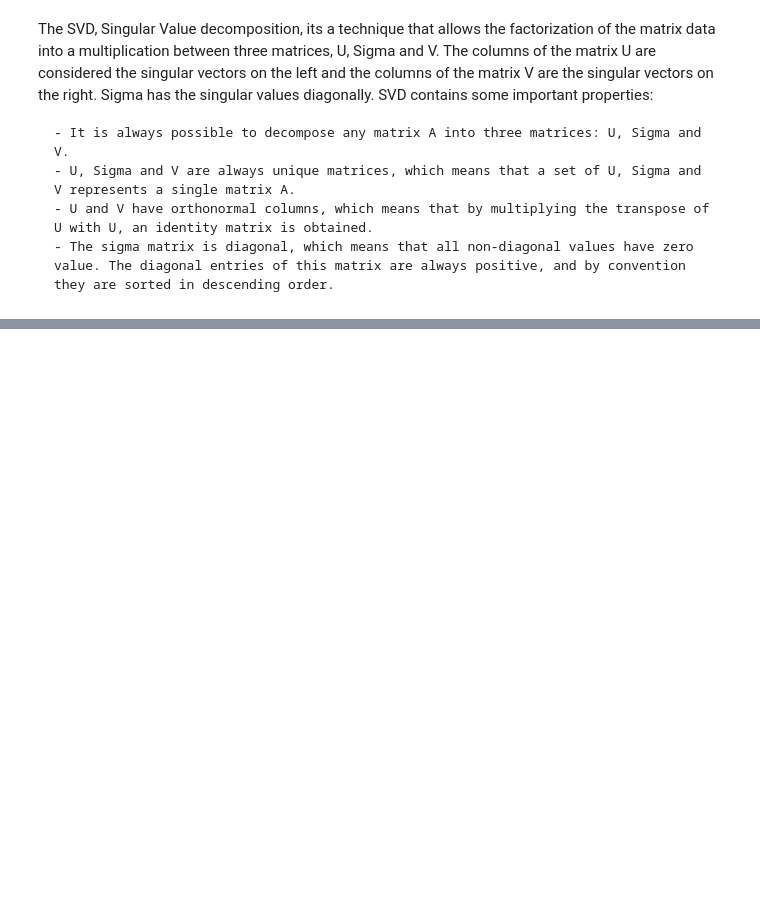
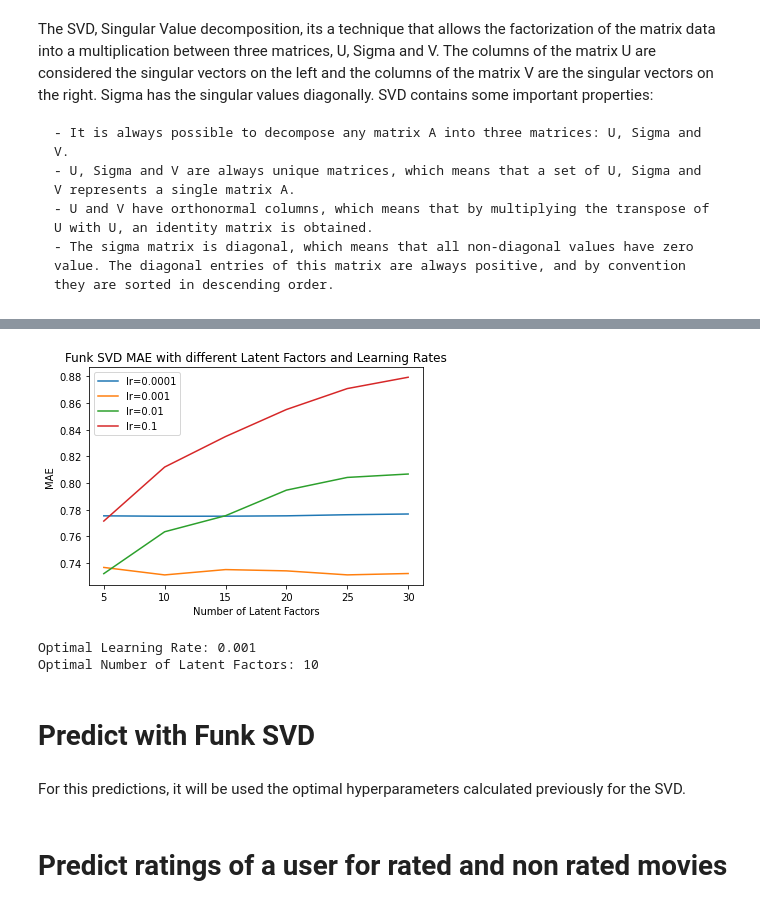
Before and after one commit to PFig420/ED_Movie_Recommender_Similarity, a Jupyter notebook: RecomendationSystem.ipynb, the cells around one changed output, grey strips where cells are left out. Drawn from its saved outputs; the diff is of its cells as text; code cells hidden in the pictures; blank space fills up the shorter version.

```diff
--- a/RecomendationSystem.ipynb
+++ b/RecomendationSystem.ipynb
@@ -166,0 +232,8 @@ S:             0
+# %%
+pred = svd.predict(test)
+mae = mean_absolute_error(test['rating'], pred)
+msq = mean_squared_error(test['rating'], pred)
+rmsq = math.sqrt(msq)
+print(f'Test MAE: {mae:.2f}')
+print(f'Test MSE: {msq:.2f}')
+print(f'Test RMSE: {rmsq:.2f}')
@@ -166,0 +252,44 @@ S:             0
+# %%
+%%capture
+lrs = [0.0001, 0.001, 0.01, 0.1]
+factors = [5, 10, 15, 20, 25, 30]
+
+mae_outputs = {}
+
+# trains multiple combinations of parameters and stores the errors of the predictions
+for lr in lrs:
+	for n in factors:
+		svd = SVD(lr=lr, n_epochs=100, n_factors=n, early_stopping=False,
+			shuffle=False, min_rating=1, max_rating=5)
+
+		svd.fit(X=train, X_val=val)
+
+		# predicts the ratings for the user-movies and calculates the error comparing it to the test set
+		pred = svd.predict(test)
+		mae = mean_absolute_error(test['rating'], pred)
+		mae_outputs.setdefault(lr, [])
+		mae_outputs[lr].append(mae)
+# %%
+for lr in mae_outputs:
+	plt.plot(factors, mae_outputs[lr], label=f"lr={lr}")
+
+plt.ylabel("MAE")
+plt.xlabel("Number of Latent Factors")
+plt.xticks(factors)
+plt.title("Funk SVD MAE with different Latent Factors and Learning Rates")
+plt.legend()
+plt.show()
+
+opt_lr, lr_n_factors = min(mae_outputs.items(), key=lambda x: min(x[1]))
+opt_n_factor = factors[lr_n_factors.index(min(lr_n_factors))]
+
+print(f"Optimal Learning Rate: {opt_lr}")
+print(f"Optimal Number of Latent Factors: {opt_n_factor}")
+# %% [output]
+[figure, added]
+Optimal Learning Rate: 0.001
+Optimal Number of Latent Factors: 10
+# %% [markdown]
+# Predict with Funk SVD
+# %% [markdown]
+For this predictions, it will be used the optimal hyperparameters calculated previously for the SVD.
@@ -166,0 +303,2 @@ S:             0
+# %% [markdown]
+# Predict ratings of a user for rated and non rated movies
```
Also changed, not shown: parts of 24 cells of this notebook.
